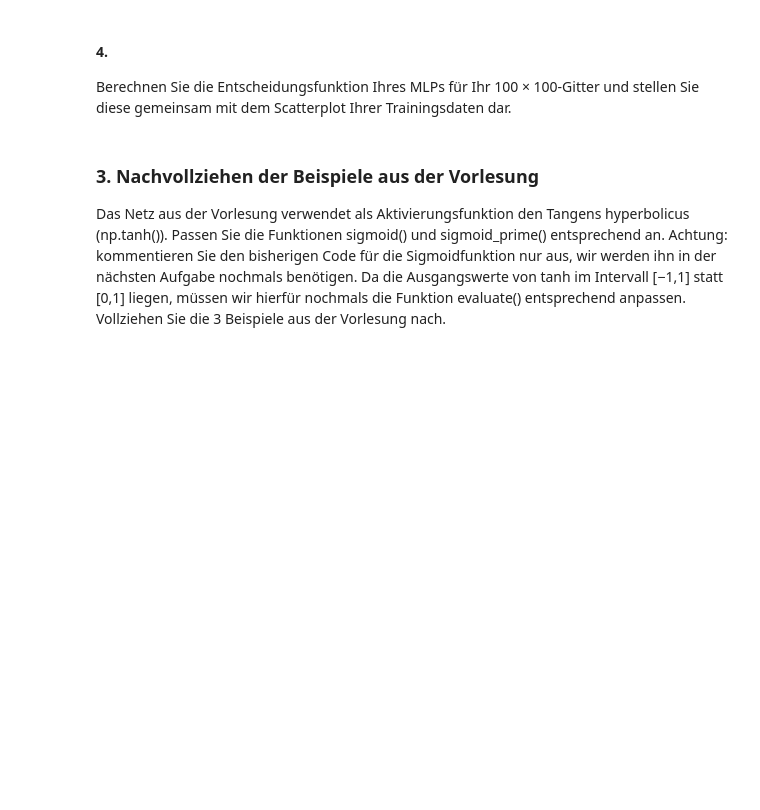
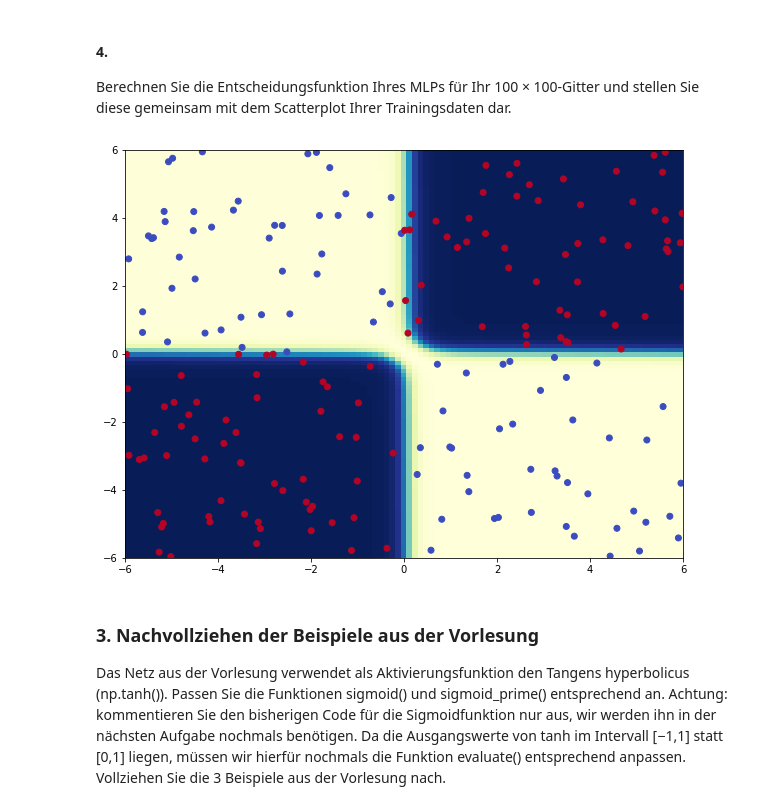
Before and after one commit to moritz-d/DL-B5, a Jupyter notebook: Einfaches_MLP_fuer_MNIST.ipynb, the cells around one changed output. Cells and saved outputs as stored; diff of their text form; code cells hidden in the pictures; blank space fills up the shorter version.

```diff
--- a/Einfaches_MLP_fuer_MNIST.ipynb
+++ b/Einfaches_MLP_fuer_MNIST.ipynb
@@ -364,6 +478,21 @@ Trainieren Sie Ihr Netz mit den Trainingsdaten als Validierungsdaten und testen
 # %% [markdown]
 #### 4.
 Berechnen Sie die Entscheidungsfunktion Ihres MLPs für Ihr 100 × 100-Gitter und stellen Sie diese gemeinsam mit dem Scatterplot Ihrer Trainingsdaten dar.
+# %%
+gitter = np.zeros((100, 100))
+
+for i in range(0,100):
+    for j in range(0,100):
+        x = np.array([x_achse[i][j], y_achse[i][j]])
+        arr = np.reshape(x,(x.shape[0],1)).copy()
+        ypred = feedforward(arr)
+        gitter[i][j] = ypred
+
+plt.pcolor(x_achse, y_achse, gitter, cmap = "YlGnBu")
+plt.scatter(x = TestMatrix[:,0], y = TestMatrix[:,1], c = class_test, cmap = "coolwarm")
+plt.show()
+# %% [output]
+[figure, added]
 # %% [markdown]
 ### 3.  Nachvollziehen der Beispiele aus der Vorlesung
 Das Netz aus der Vorlesung verwendet als Aktivierungsfunktion den Tangens hyperbolicus (np.tanh()). Passen Sie die Funktionen sigmoid() und sigmoid_prime() entsprechend an. Achtung: kommentieren Sie den bisherigen Code für die Sigmoidfunktion nur aus, wir werden ihn in der nächsten Aufgabe nochmals benötigen. Da die Ausgangswerte von tanh im Intervall [−1,1] statt [0,1] liegen, müssen wir hierfür nochmals die Funktion evaluate() entsprechend anpassen. Vollziehen Sie die 3 Beispiele aus der Vorlesung nach.
```
Also changed, not shown: parts of 22 cells of this notebook.
